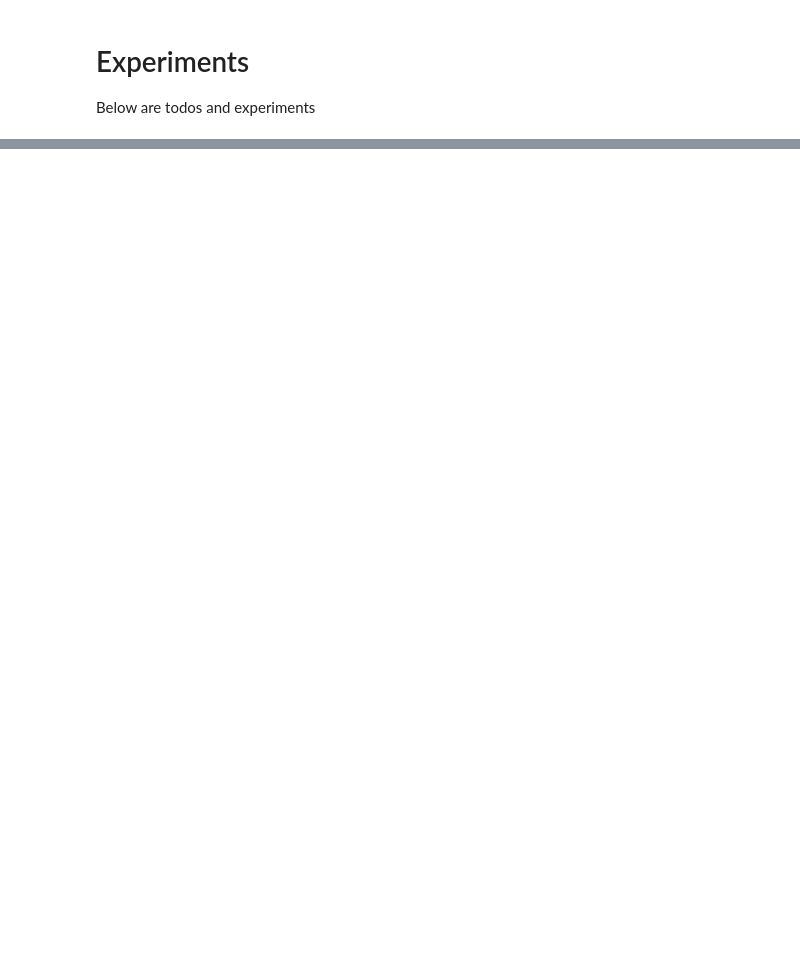
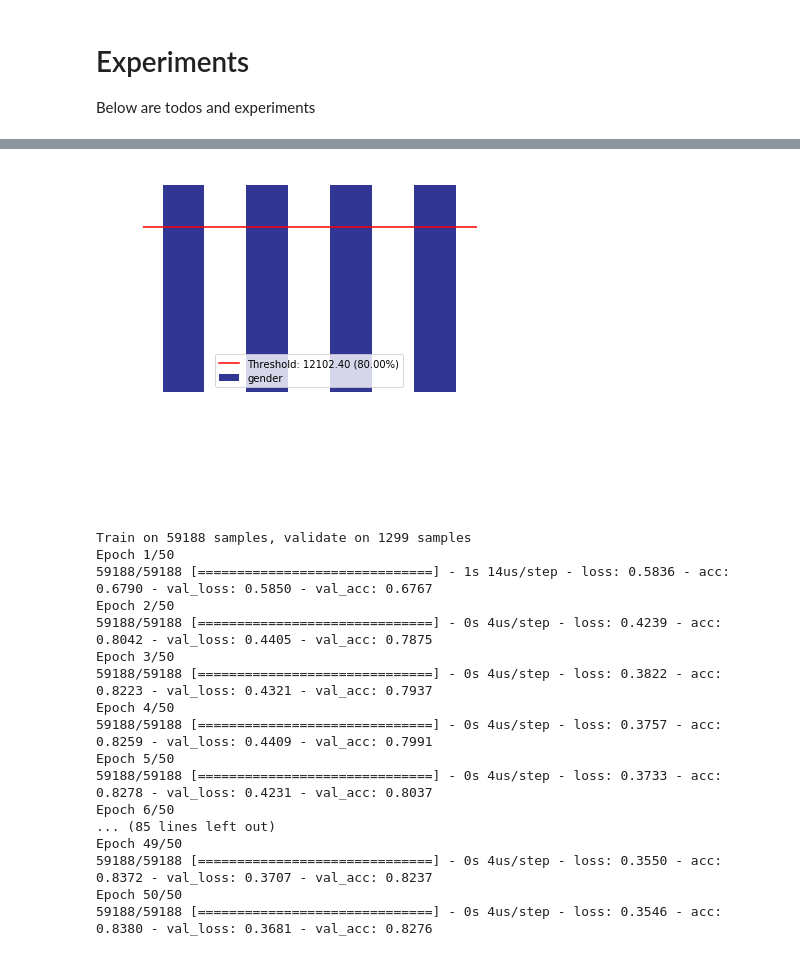
Before and after one commit to EthicalML/xai, a Jupyter notebook: examples/XData Example Usage.ipynb, the cells around one changed output, grey strips where cells are left out. Drawn from its saved outputs; the diff is of its cells as text; code cells hidden in the pictures; blank space fills up the shorter version.

```diff
--- a/examples/XData Example Usage.ipynb
+++ b/examples/XData Example Usage.ipynb
@@ -205,0 +421,60 @@ array([' Male', ' Female'], dtype=object)
+# %%
+xd.reset()
+xd.balance("gender", upsample=1)
+xd.show_imbalance("gender")
+
+_= xd.normalize_numeric()
+_= xd.convert_categories()
+
+df_train, df_test = split_test_set(
+    xd.df,
+    "loan",
+    examples_per_class=20,
+    key_features=["gender", "ethnicity", "age"],
+    bins=9)
+
+X_train = df_train.drop(xd._target_name, axis=1).copy()
+y_train = df_train[xd._target_name].astype(int).values.copy()#
+# X_valid = df_test.drop(xd._target_name, axis=1).copy()
+# y_valid = df_test[xd._target_name].astype(int).values.copy()
+
+# X = xd.df.drop(xd._target_name, axis=1).copy()
+# y = xd.df[xd._target_name].astype(int).values.copy()
+
+# X_train, X_valid, y_train, y_valid = \
+#         train_test_split(X, y, test_size=0.2, random_state=7)
+
+
+X_disp = xd.orig_df.drop(xd._target_name, axis=1).copy()
+y_disp = xd.orig_df[xd._target_name].copy()
+X_train_disp, X_valid_disp, y_train_disp, y_valid_disp = \
+        train_test_split(X_disp, y_disp, test_size=0.2, random_state=7)
+
+
+model = build_model(X)
+
+model.fit(f_in(X_train), y_train, epochs=50,
+    batch_size=512, shuffle=True, validation_data=(f_in(X_valid), y_valid),
+    verbose=1, validation_split=0.05)
+
+probabilities = model.predict(f_in(X_valid))
+pred = f_out(probabilities)
+# %% [output]
+[figure, added]
+Train on 59188 samples, validate on 1299 samples
+Epoch 1/50
+59188/59188 [==============================] - 1s 14us/step - loss: 0.5836 - acc: 0.6790 - val_loss: 0.5850 - val_acc: 0.6767
+Epoch 2/50
+59188/59188 [==============================] - 0s 4us/step - loss: 0.4239 - acc: 0.8042 - val_loss: 0.4405 - val_acc: 0.7875
+Epoch 3/50
+59188/59188 [==============================] - 0s 4us/step - loss: 0.3822 - acc: 0.8223 - val_loss: 0.4321 - val_acc: 0.7937
+Epoch 4/50
+59188/59188 [==============================] - 0s 4us/step - loss: 0.3757 - acc: 0.8259 - val_loss: 0.4409 - val_acc: 0.7991
+Epoch 5/50
+59188/59188 [==============================] - 0s 4us/step - loss: 0.3733 - acc: 0.8278 - val_loss: 0.4231 - val_acc: 0.8037
+Epoch 6/50
+... (85 lines left out)
+Epoch 49/50
+59188/59188 [==============================] - 0s 4us/step - loss: 0.3550 - acc: 0.8372 - val_loss: 0.3707 - val_acc: 0.8237
+Epoch 50/50
+59188/59188 [==============================] - 0s 4us/step - loss: 0.3546 - acc: 0.8380 - val_loss: 0.3681 - val_acc: 0.8276
```
Also changed, not shown: parts of 34 cells of this notebook, 5 other files.
